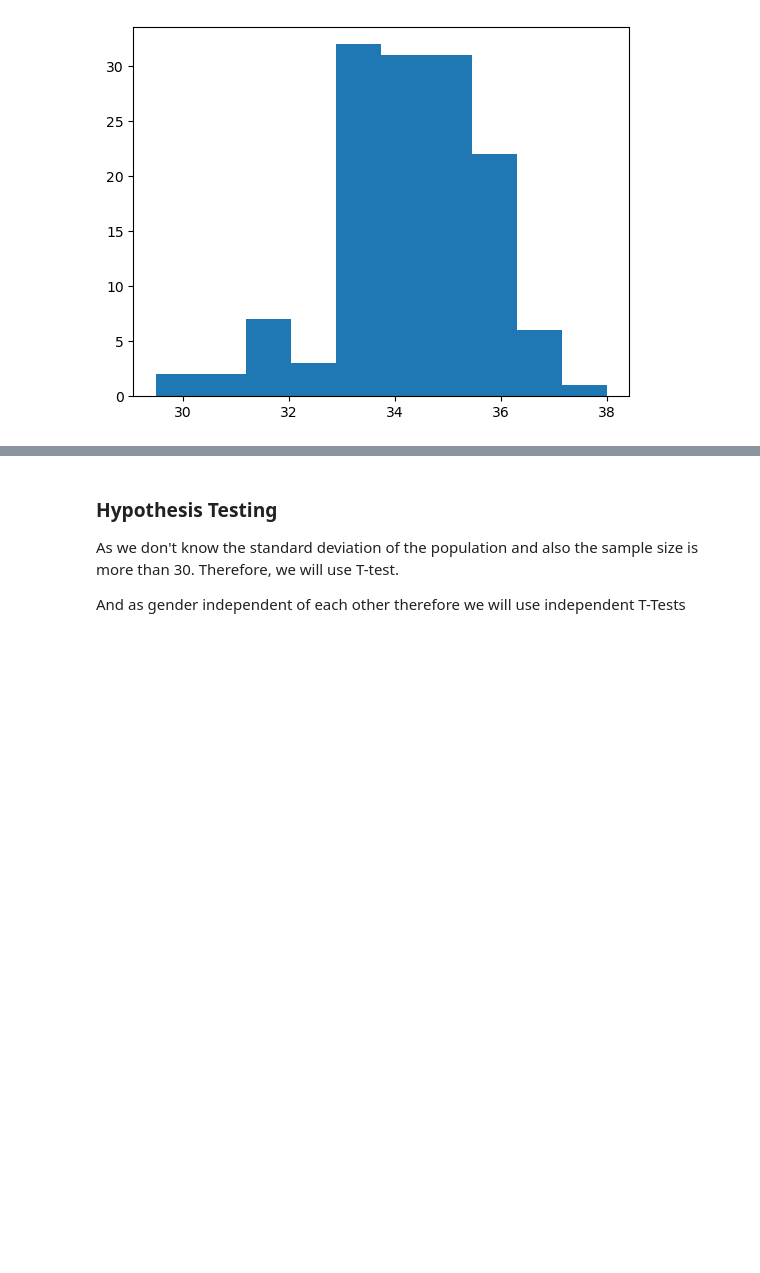
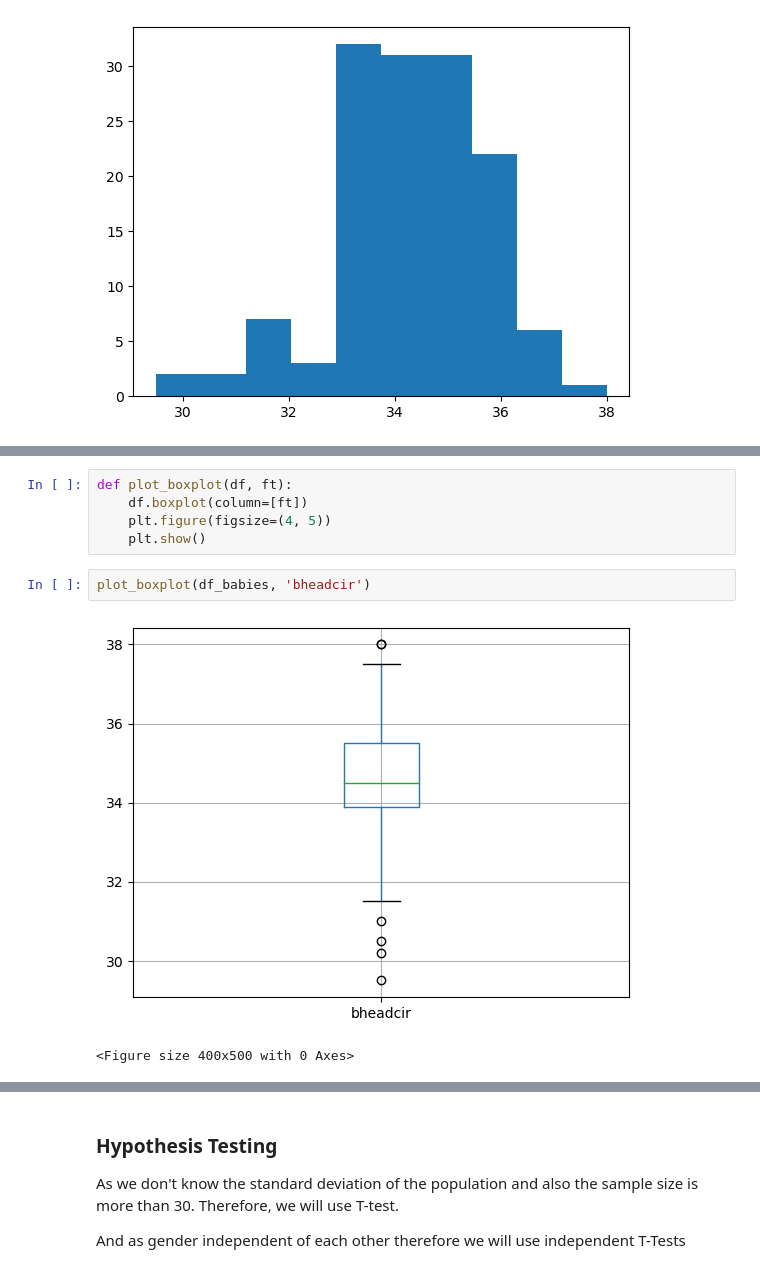
Before and after one commit to priyesh009/share, a Jupyter notebook: data_analysis_babies/kalyan_project.ipynb, the cells around one changed output, grey strips where cells are left out. Cells and saved outputs as stored; diff of their text form; blank space fills up the shorter version.

```diff
--- a/data_analysis_babies/kalyan_project.ipynb
+++ b/data_analysis_babies/kalyan_project.ipynb
@@ -128,0 +169,10 @@ Histogram for males for for head circumference
+# %%
+def plot_boxplot(df, ft):
+    df.boxplot(column=[ft])
+    plt.figure(figsize=(4, 5))
+    plt.show()
+# %%
+plot_boxplot(df_babies, 'bheadcir')
+# %% [output]
+[figure, added]
+<Figure size 400x500 with 0 Axes>
```
Also changed, not shown: parts of 31 cells of this notebook.
